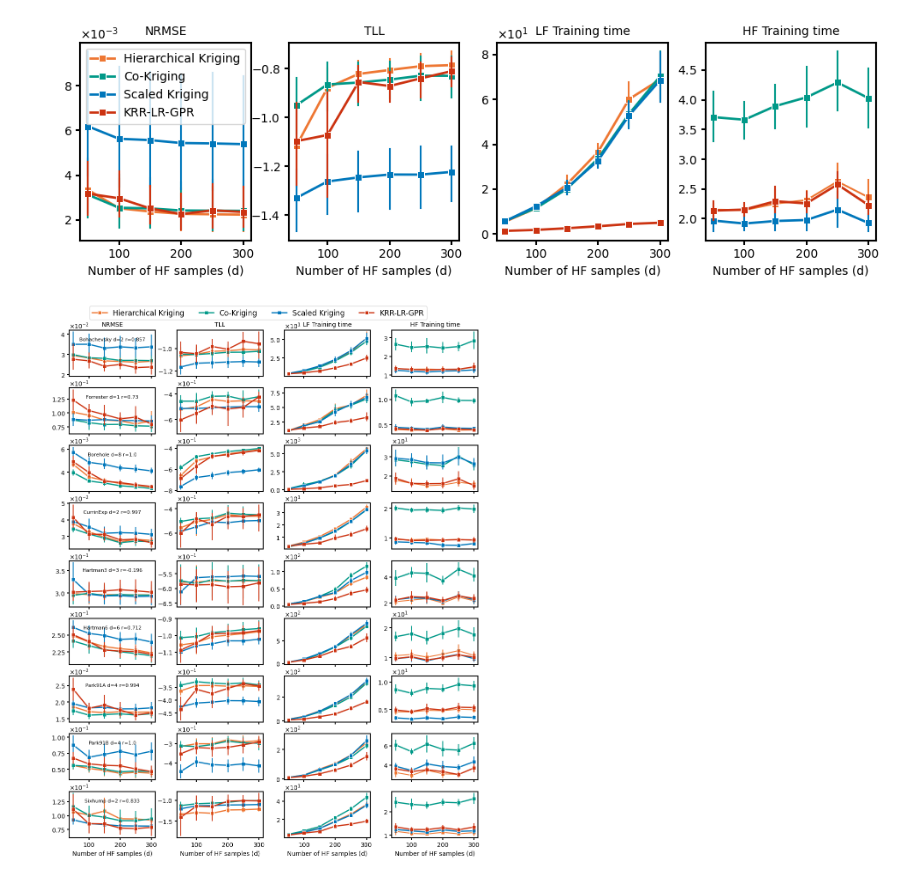
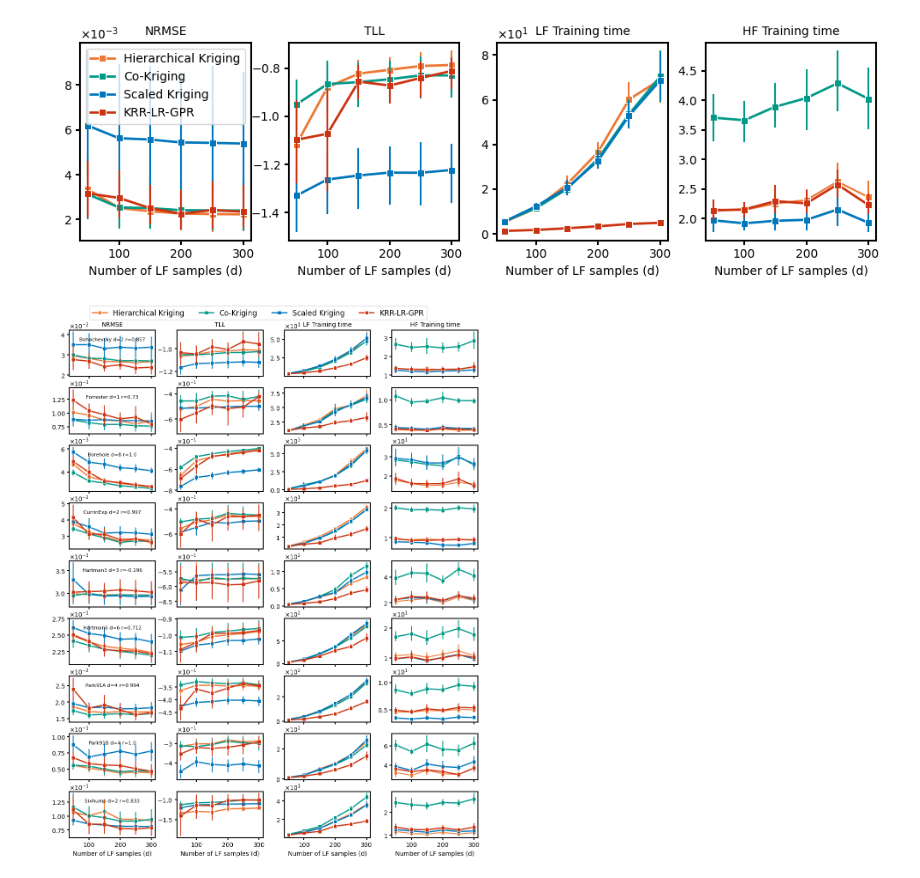
Before and after one commit to bessagroup/mfbml, a Jupyter notebook: studies/gpr_comprehensive_experiments/all_methods_noise/hf_all_function_20/calculate_2024_0510/results_analysis_ablation.ipynb, the cells around one changed output. Cells and saved outputs as stored; diff of their text form; code cells hidden in the pictures.

Commit message:
new plot

```diff
--- a/studies/gpr_comprehensive_experiments/all_methods_noise/hf_all_function_20/calculate_2024_0510/results_analysis_ablation.ipynb
+++ b/studies/gpr_comprehensive_experiments/all_methods_noise/hf_all_function_20/calculate_2024_0510/results_analysis_ablation.ipynb
@@ -272,7 +272,7 @@ for i in range(4):
     ax[i].spines["left"].set_linewidth(1.5)
     ax[i].spines["bottom"].set_linewidth(1.5)
     ax[i].tick_params(width=1.5)
-    ax[i].set_xlabel("Number of HF samples (d)", fontsize=font_size)
+    ax[i].set_xlabel("Number of LF samples (d)", fontsize=font_size)
     # set font size of the axis
     ax[i].tick_params(axis="both", labelsize=font_size)
     # set the font size of all axis
@@ -551,7 +551,7 @@ for i in range(9):
         ax[i, j].spines["bottom"].set_linewidth(1.5)
         ax[i, j].tick_params(width=1.5)
         if i == 8:
-            ax[i, j].set_xlabel("Number of HF samples (d)", fontsize=font_size)
+            ax[i, j].set_xlabel("Number of LF samples (d)", fontsize=font_size)
         else:
             ax[i, j].set_xlabel(" ")
         # set font size of the axis
@@ -559,31 +559,31 @@ for i in range(9):
         # set the font size of all axis
         ax[i, j].title.set_fontsize(font_size)
         ax[i, j].title.set_color("black")
 
 # remove the x axis values for all plot except the last one
 for i in range(8):
     for j in range(4):
         ax[i, j].set_xticklabels([])
 # set title for first row
 ax[0, 0].set_title("NRMSE", fontsize=font_size)
 ax[0, 1].set_title("TLL", fontsize=font_size)
 ax[0, 2].set_title("LF Training time", fontsize=font_size)
 ax[0, 3].set_title("HF Training time", fontsize=font_size)
 # add legend for ax[0, 2]
 # ax[0, 2].legend(loc="upper left", fontsize=12)
 # ax[0, 2].legend(["LF", "HF"], loc="upper left", fontsize=12)
 # add legend for ax[0, 0] and put it at the very top right
 ax[0, 0].legend(loc="upper right", fontsize=12, ncol=4,
                 bbox_to_anchor=(4.2, 1.6))
 
 # set the space between the subplots
 plt.subplots_adjust(wspace=0.25, hspace=0.25)
 plt.savefig("gpr_comparison_at_20hf_samples_appendix.png",
             dpi=300, bbox_inches="tight")
 plt.savefig("gpr_comparison_at_20hf_samples_appendix.pdf",
             dpi=300, bbox_inches="tight")
 plt.savefig("gpr_comparison_at_20hf_samples_appendix.svg",
             dpi=300, bbox_inches="tight")
 plt.show()
 # %% [output]
-[figure, old version]
+[figure, new version]
```
Also changed, not shown: 6 other files.
